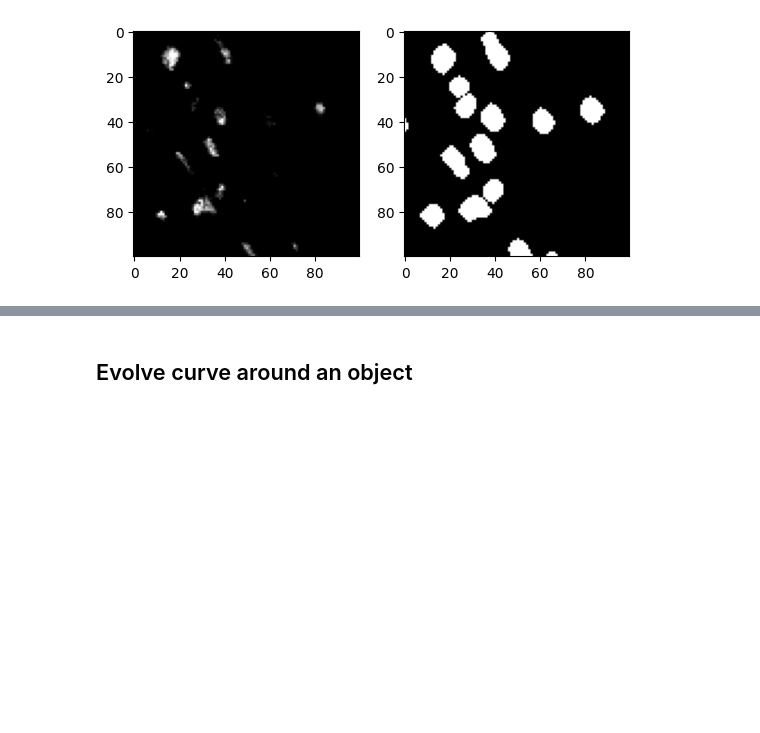
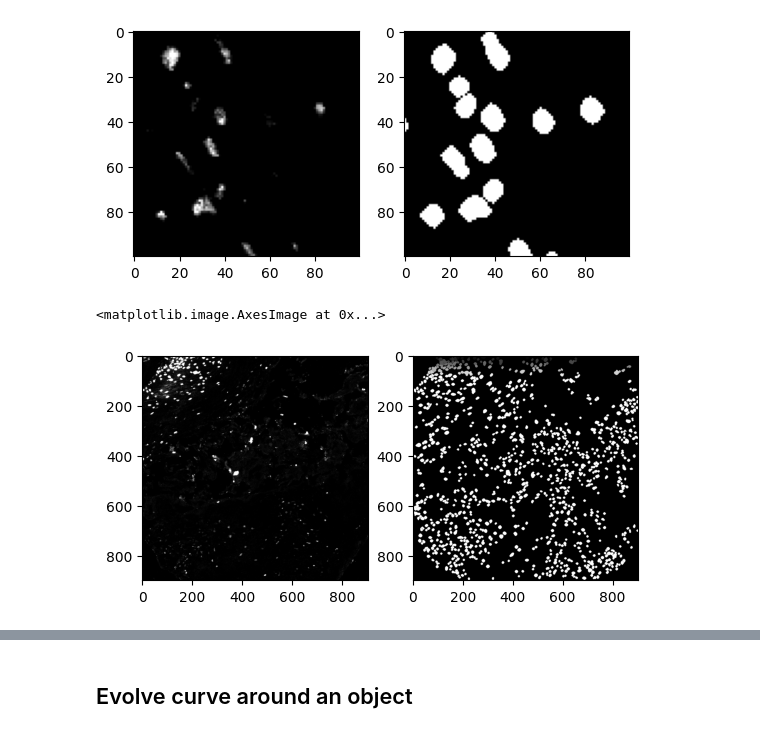
Before and after one commit to jgu13/CellSeg, a Jupyter notebook: Scripts/Test.ipynb, the cells around one changed output, grey strips where cells are left out. Saved outputs shown, nothing was run; the diff lists cells and outputs as text; code cells hidden in the pictures; blank space fills up the shorter version.

```diff
--- a/Scripts/Test.ipynb
+++ b/Scripts/Test.ipynb
@@ -57,3 +57,21 @@ axes[1].imshow(nuc_mask, cmap='gray')
 # %% [output]
 <matplotlib.image.AxesImage at 0x...>
 [figure]
+# %%
+# read in raw cell image and rescale its intensity
+nuc_img = plt.imread(os.path.join(image_dir, 't1.tiff'))
+nuc_img = rescale_intensity(nuc_img, (0, 100)) # need to manually set the intensity range
+# read in mask and rescale its intensity
+nuc_mask = plt.imread(os.path.join(mask_dir, 't1_mask.tiff'))
+nuc_mask = rescale_intensity(nuc_mask, (0, 100)) # need to manually set the intensity range
+
+# uncomment to save cropped cell image and mask
+imsave(os.path.join(image_dir, "t1.png"), nuc_img)
+imsave(os.path.join(mask_dir, "t1_mask.png"), nuc_mask)
+
+fig, axes = plt.subplots(nrows=1, ncols=2)
+axes[0].imshow(nuc_img, cmap='gray')
+axes[1].imshow(nuc_mask, cmap='gray')
+# %% [output]
+<matplotlib.image.AxesImage at 0x...>
+[figure, added]
```
Also changed, not shown: parts of 6 cells of this notebook, 4 other files.
